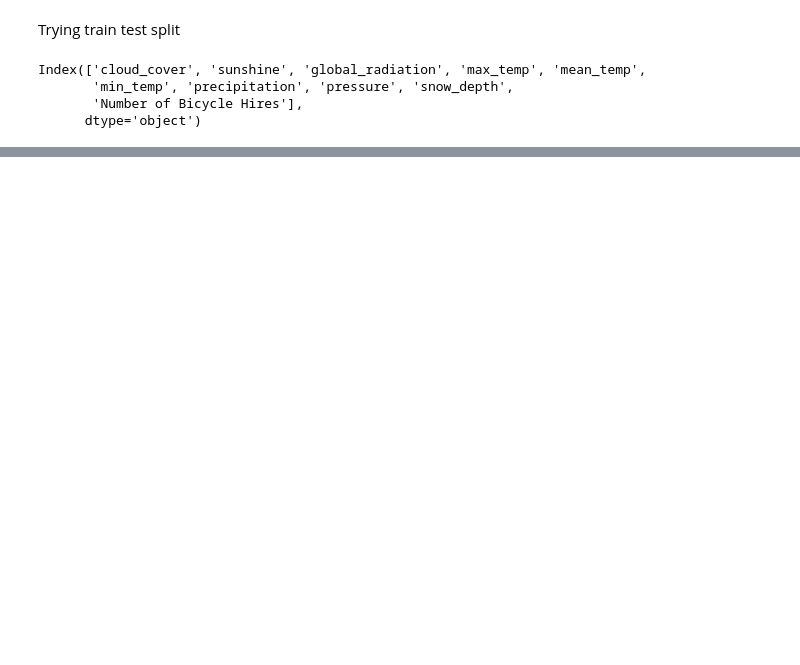
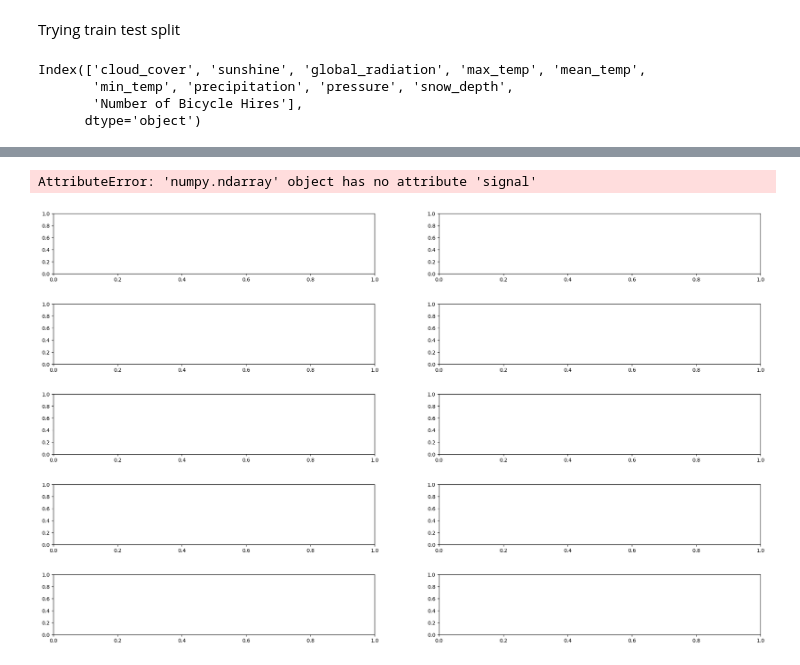
Before and after one commit to Derv6464/dataAnalytics, a Jupyter notebook: analytics-project.ipynb, the cells around one changed output, grey strips where cells are left out. Drawn from its saved outputs; the diff is of its cells as text; code cells hidden in the pictures; blank space fills up the shorter version.

```diff
--- a/analytics-project.ipynb
+++ b/analytics-project.ipynb
@@ -393,0 +496,7 @@ r2_score(y_prediction, y_test)
+# %%
+T = 86400         # Sample Period
+fs = 0.00001       # sample rate, Hz
+cutoff = 0.000001      # desired cutoff frequency of the filter, Hz ,      slightly higher than actual 1.2 Hz
+nyq = 0.5 * fs  # Nyquist Frequency
+order = 2       # sin wave can be approx represented as quadratic
+n = int(T * fs) # total number of samples
@@ -393,0 +525,20 @@ r2_score(y_prediction, y_test)
+# %%
+fig, ax = plt.subplots(nrows=5, ncols=2, figsize=(25, 15))
+fig.subplots_adjust(hspace = .5)
+ax = ax.ravel()
+colors = plt.rcParams["axes.prop_cycle"]()
+
+for batch in range(10):
+    fft = sp.fftpack.fft(X_train.signal[batch_size*(batch):batch_size*(batch+1)])
+    psd = np.abs(fft) ** 2
+    fftfreq = sp.fftpack.fftfreq(len(psd),1/fs)
+    i = fftfreq > 0
+
+    c = next(colors)["color"]
+    ax[batch].plot(fftfreq[i], 10 * np.log10(psd[i]),color=c)
+    ax[batch].set_title(f'Batch {batch+1}')
+    ax[batch].set_xlabel('Frequency (Hz)')
+    ax[batch].set_ylabel('PSD (dB)')
+# %% [output]
+AttributeError: 'numpy.ndarray' object has no attribute 'signal'
+[figure, added]
```
Also changed, not shown: parts of 23 cells of this notebook.
